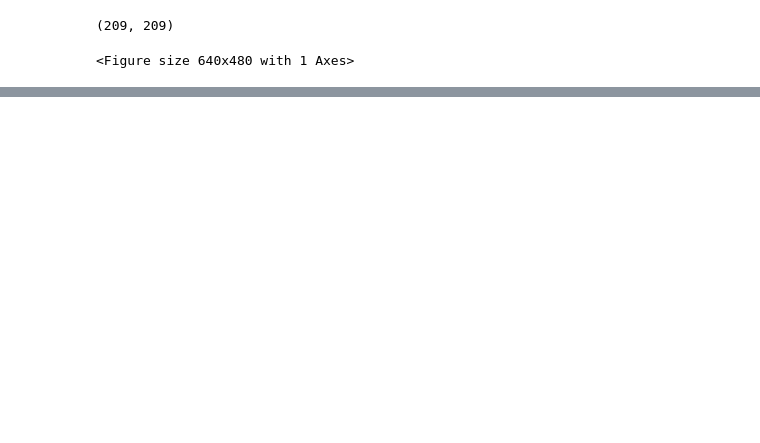
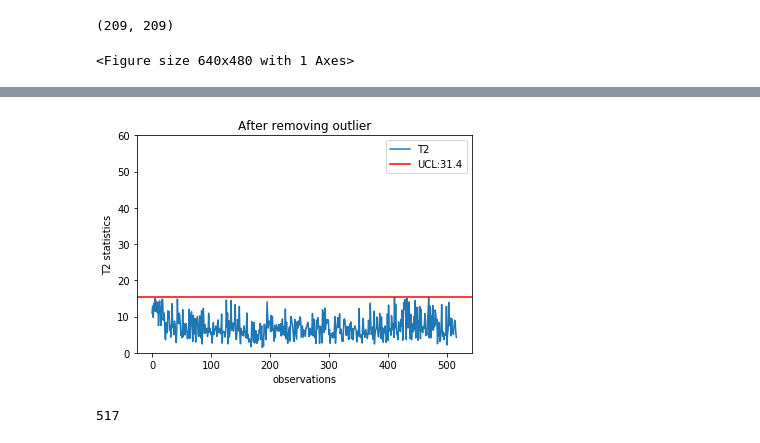
Before and after one commit to scleeza/PCA-and-HotellingT, a Jupyter notebook: 614project.ipynb, the cells around one changed output, grey strips where cells are left out. Drawn from its saved outputs; the diff is of its cells as text; code cells hidden in the pictures; blank space fills up the shorter version.

```diff
--- a/614project.ipynb
+++ b/614project.ipynb
@@ -89,0 +111,20 @@ plt.show()
+# %%
+# ploting
+plt.title('After removing outlier')
+plt.plot(range(len(T_square_tr)),T_square_tr, label='T2')
+plt.axhline(y=UCL,color='r',label='UCL:31.4')
+plt.ylim(0,60)
+plt.xlabel('observations')
+plt.ylabel('T2 statistics')
+plt.legend(loc='best')
+plt.show()
+# %% [output]
+[figure, added]
+# %%
+# remove outlier of X_pca
+X_pca_tr=[X_pca[i,:] for i in range(len(X_pca)) if T_square[i]<=UCL ]
+X_pca_tr=np.asarray(X_pca_tr)
+X_pca_tr.shape
+len(X_pca_tr)
+# %% [output]
+517
```
Also changed, not shown: parts of 23 cells of this notebook.
